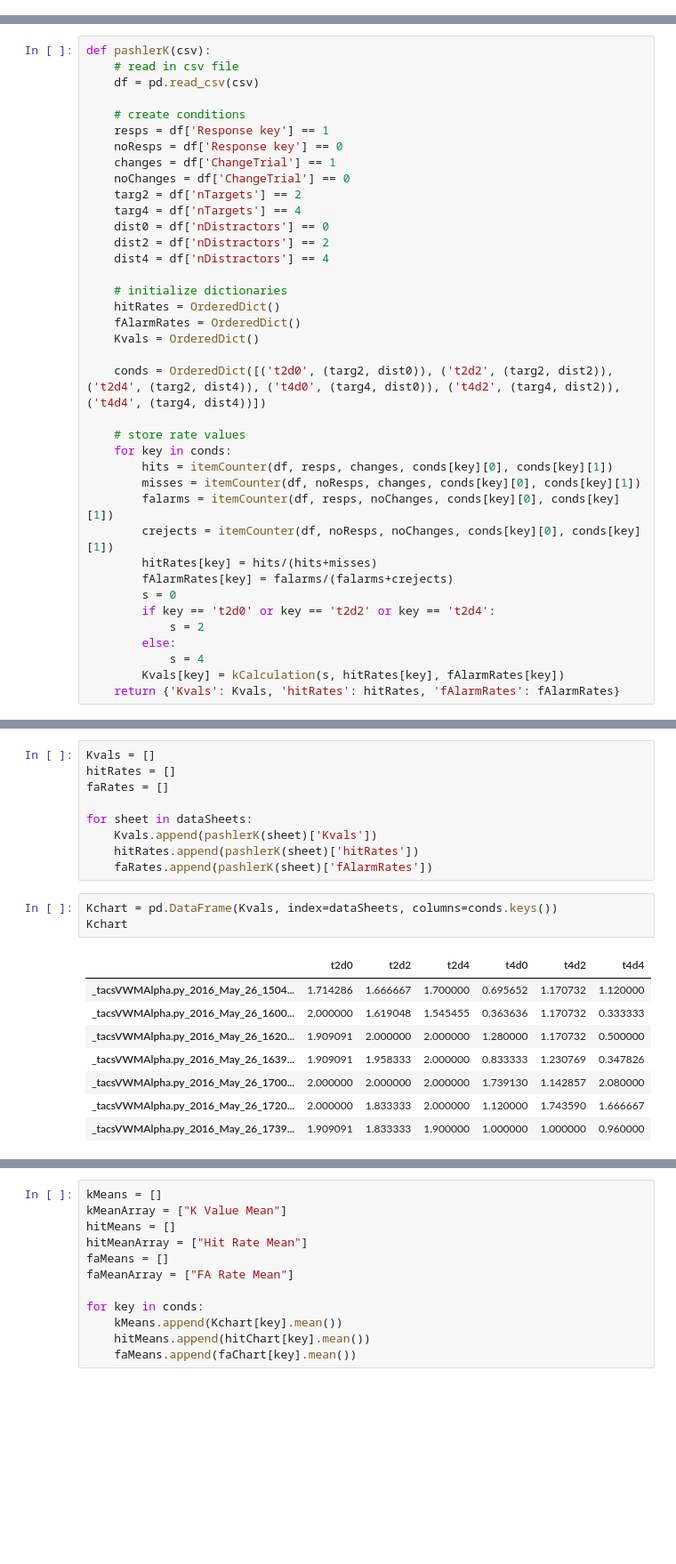
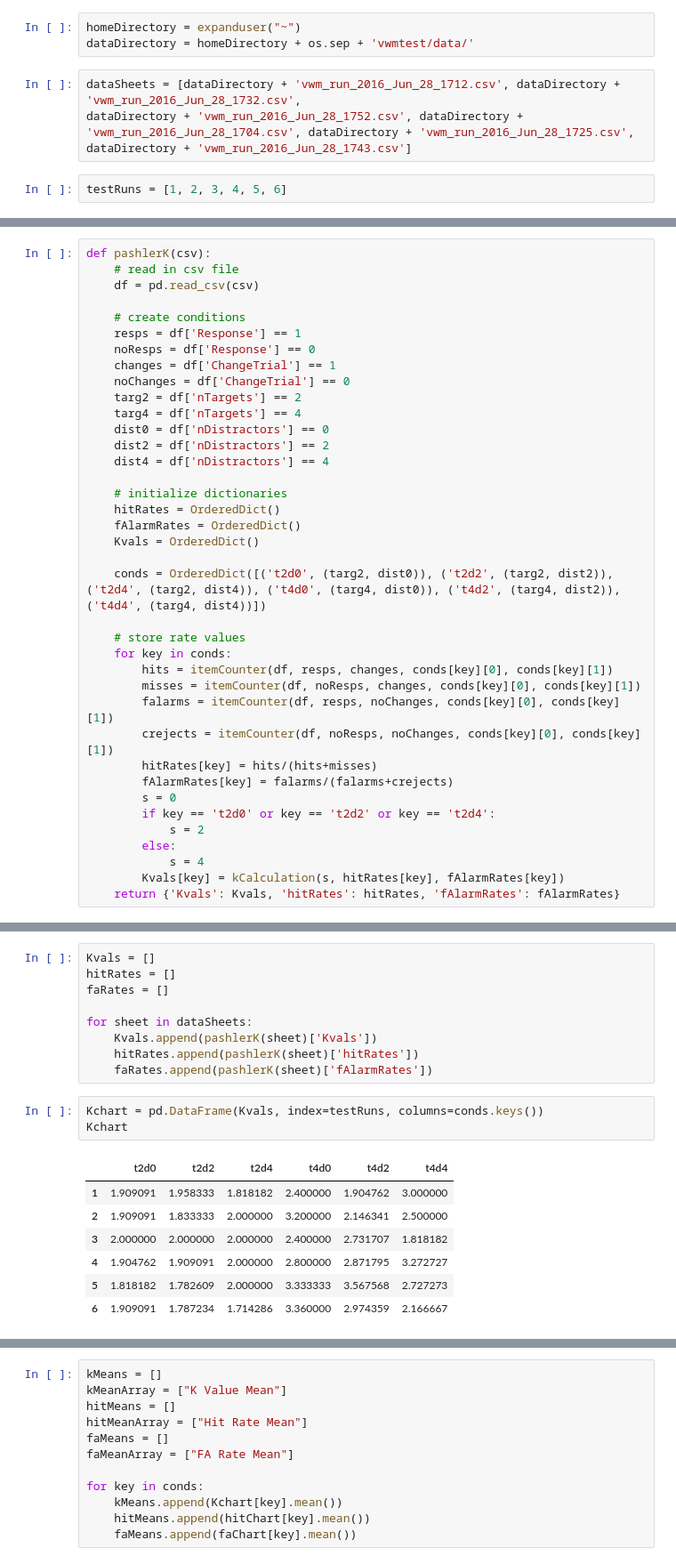
Before and after one commit to alexgonzl/tacs_vmw_alpha, a Jupyter notebook: dataVisualization.ipynb, the cells around one changed output, grey strips where cells are left out. Shown: that part at 89% size. Drawn from its saved outputs; the diff is of its cells as text; blank space fills up the shorter version.

```diff
--- a/dataVisualization.ipynb
+++ b/dataVisualization.ipynb
@@ -25,3 +24,12 @@ dataSheets = ['_tacsVWMAlpha.py_2016_May_26_1504_2.csv', '_tacsVWMAlpha.py_2016_
+# %%
+homeDirectory = expanduser("~")
+dataDirectory = homeDirectory + os.sep + 'vwmtest/data/'
+# %%
+dataSheets = [dataDirectory + 'vwm_run_2016_Jun_28_1712.csv', dataDirectory + 'vwm_run_2016_Jun_28_1732.csv',
+dataDirectory + 'vwm_run_2016_Jun_28_1752.csv', dataDirectory + 'vwm_run_2016_Jun_28_1704.csv', dataDirectory + 'vwm_run_2016_Jun_28_1725.csv',
+dataDirectory + 'vwm_run_2016_Jun_28_1743.csv']
+# %%
+testRuns = [1, 2, 3, 4, 5, 6]
 # %%
 conds = OrderedDict([('t2d0', (2, 0)), ('t2d2', (2, 2)), ('t2d4', (2, 4)), ('t4d0', (4, 0)), ('t4d2', (4, 2)), ('t4d4', (4, 4))])
 # %%
@@ -40,8 +48,8 @@ def pashlerK(csv):
     df = pd.read_csv(csv)
 
     # create conditions
-    resps = df['Response key'] == 1
-    noResps = df['Response key'] == 0
+    resps = df['Response'] == 1
+    noResps = df['Response'] == 0
     changes = df['ChangeTrial'] == 1
     noChanges = df['ChangeTrial'] == 0
     targ2 = df['nTargets'] == 2
@@ -156,15 +164,14 @@ for sheet in dataSheets:
     hitRates.append(pashlerK(sheet)['hitRates'])
     faRates.append(pashlerK(sheet)['fAlarmRates'])
 # %%
-Kchart = pd.DataFrame(Kvals, index=dataSheets, columns=conds.keys())
+Kchart = pd.DataFrame(Kvals, index=testRuns, columns=conds.keys())
 Kchart
 # %% [output]
 |  | t2d0 | t2d2 | t2d4 | t4d0 | t4d2 | t4d4 |
-| _tacsVWMAlpha.py_2016_May_26_1504... | 1.714286 | 1.666667 | 1.700000 | 0.695652 | 1.170732 | 1.120000 |
-| _tacsVWMAlpha.py_2016_May_26_1600... | 2.000000 | 1.619048 | 1.545455 | 0.363636 | 1.170732 | 0.333333 |
-| _tacsVWMAlpha.py_2016_May_26_1620... | 1.909091 | 2.000000 | 2.000000 | 1.280000 | 1.170732 | 0.500000 |
-| _tacsVWMAlpha.py_2016_May_26_1639... | 1.909091 | 1.958333 | 2.000000 | 0.833333 | 1.230769 | 0.347826 |
-| _tacsVWMAlpha.py_2016_May_26_1700... | 2.000000 | 2.000000 | 2.000000 | 1.739130 | 1.142857 | 2.080000 |
-| _tacsVWMAlpha.py_2016_May_26_1720... | 2.000000 | 1.833333 | 2.000000 | 1.120000 | 1.743590 | 1.666667 |
-| _tacsVWMAlpha.py_2016_May_26_1739... | 1.909091 | 1.833333 | 1.900000 | 1.000000 | 1.000000 | 0.960000 |
+| 1 | 1.909091 | 1.958333 | 1.818182 | 2.400000 | 1.904762 | 3.000000 |
+| 2 | 1.909091 | 1.833333 | 2.000000 | 3.200000 | 2.146341 | 2.500000 |
+| 3 | 2.000000 | 2.000000 | 2.000000 | 2.400000 | 2.731707 | 1.818182 |
+| 4 | 1.904762 | 1.909091 | 2.000000 | 2.800000 | 2.871795 | 3.272727 |
+| 5 | 1.818182 | 1.782609 | 2.000000 | 3.333333 | 3.567568 | 2.727273 |
+| 6 | 1.909091 | 1.787234 | 1.714286 | 3.360000 | 2.974359 | 2.166667 |
 # %%
```
Also changed, not shown: parts of 18 cells of this notebook, 7 other files.
